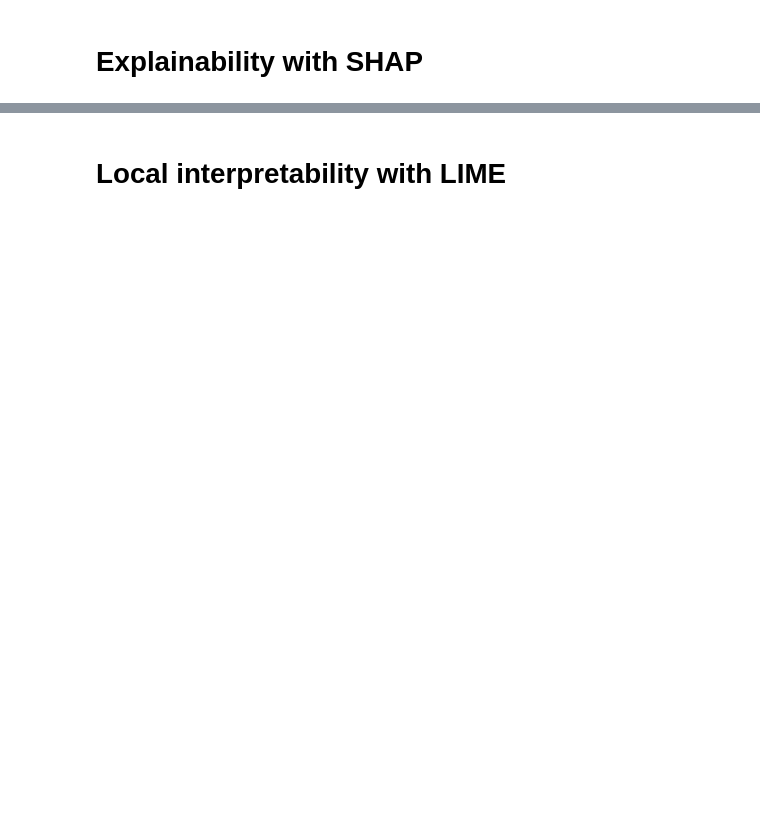
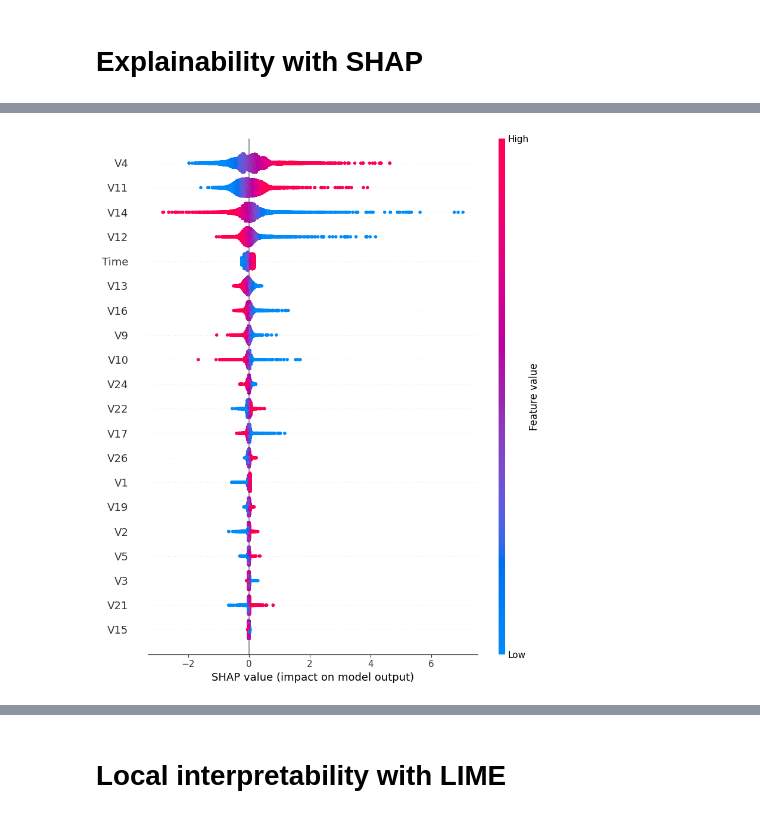
Before and after one commit to Serkalem-negusse1/real-time-fraud-detection, a Jupyter notebook: notebooks/Model_Explainability.ipynb, the cells around one changed output, grey strips where cells are left out. Saved outputs shown, nothing was run; the diff lists cells and outputs as text; code cells hidden in the pictures; blank space fills up the shorter version.

```diff
--- a/notebooks/Model_Explainability.ipynb
+++ b/notebooks/Model_Explainability.ipynb
@@ -300,0 +319,5 @@ weighted avg       0.94      0.94      0.93     30223
+# %%
+logreg_credit = LogisticRegression(C=1, solver='liblinear')
+logreg_credit.fit(X_train_credit, y_train_credit)
+y_pred_logreg2 = logreg_credit.predict(X_test_credit)
+print(classification_report(y_test_credit, y_pred_logreg2))
@@ -300,0 +349,5 @@ weighted avg       0.94      0.94      0.93     30223
+# %%
+rf_credit = RandomForestClassifier(n_estimators=100, max_depth=10)
+rf_credit.fit(X_train_credit, y_train_credit)
+y_pred_rf2 = rf_credit.predict(X_test_credit)
+print(classification_report(y_test_credit, y_pred_rf2))
@@ -300,0 +379,5 @@ weighted avg       0.94      0.94      0.93     30223
+# %%
+xgb_credit = GradientBoostingClassifier(n_estimators=100, random_state=42)
+xgb_credit.fit(X_train_credit, y_train_credit)
+y_pred_xgb2 = xgb_credit.predict(X_test_credit)
+print(classification_report(y_test_credit, y_pred_xgb2))
@@ -325,0 +433,9 @@ shap.summary_plot(shap_values[0], X_test_lstm_flat, feature_names=X_train_fraud.
+# %%
+# SHAP explanation for creditcard dataset using KernelExplainer
+explainer_logreg2 = shap.Explainer(logreg_credit, X_train_credit)
+shap_valueslog = explainer_logreg2(X_test_credit)
+
+# Plot summary plot for creditcard data
+shap.summary_plot(shap_valueslog, X_test_credit, feature_names=X_credit.columns)
+# %% [output]
+[figure, added]
```
Also changed, not shown: parts of 26 cells of this notebook, 7 other files.
